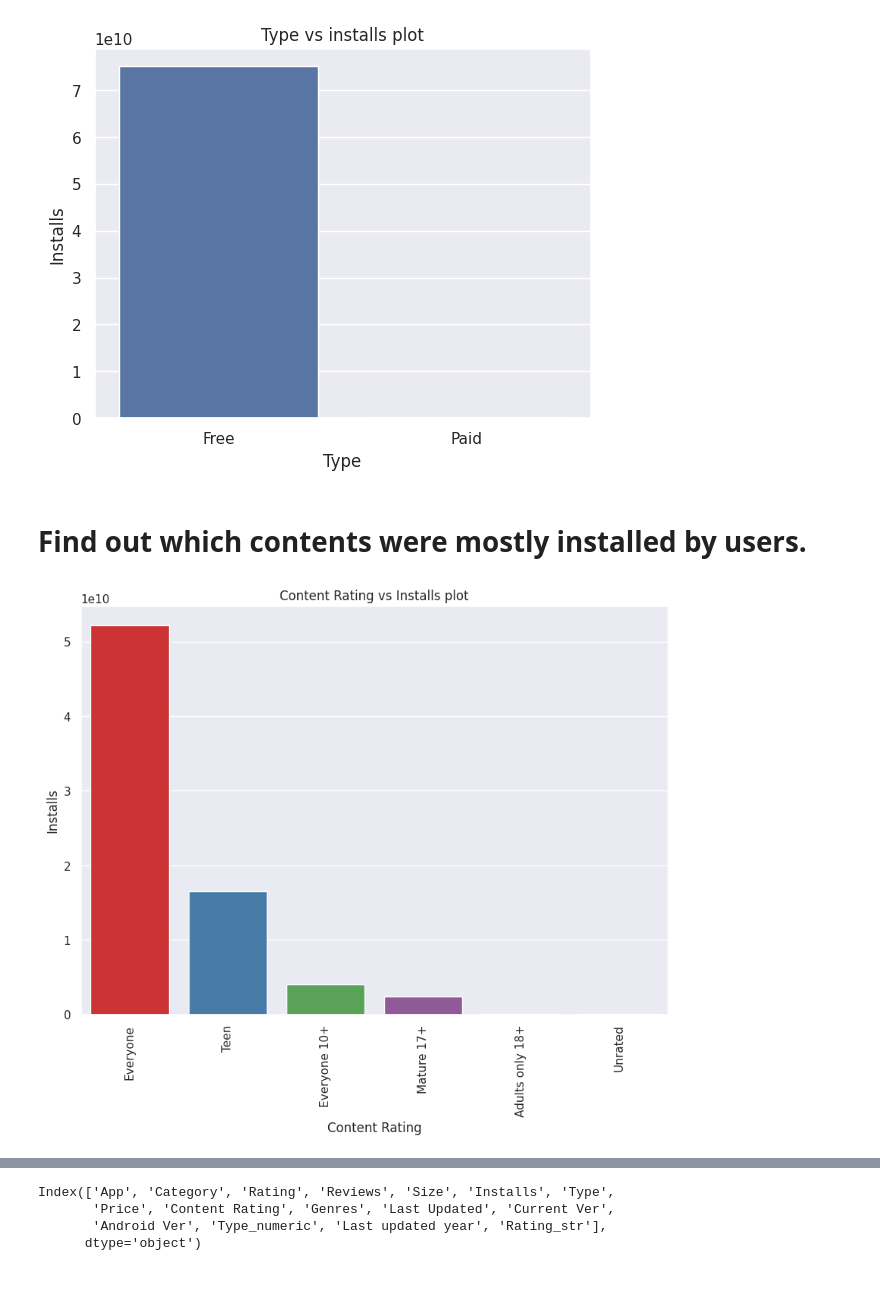
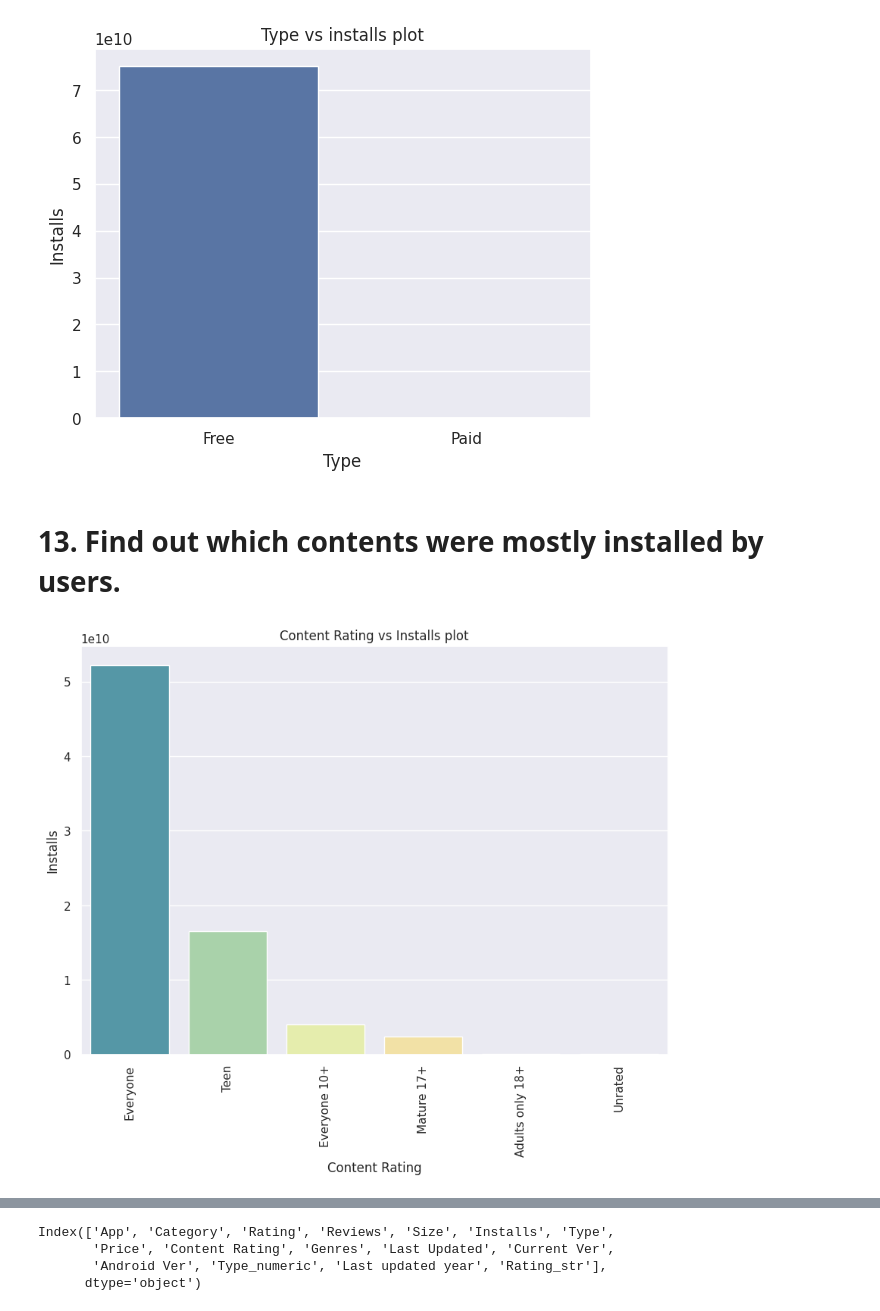
Before and after one commit to GourabR/Playstore_app_review_analysis, a Jupyter notebook: EDA_playstore_app_analysis.ipynb, the cells around one changed output, grey strips where cells are left out. Cells and saved outputs as stored; diff of their text form; code cells hidden in the pictures; blank space fills up the shorter version.

```diff
--- a/EDA_playstore_app_analysis.ipynb
+++ b/EDA_playstore_app_analysis.ipynb
@@ -904,9 +980,0 @@ plt.show()
-# %%
-# Plotting a graph free vs paid app.
-sns.set(style="darkgrid")
-sns.barplot(x = df['Type'].value_counts().index, y = df['Type'].value_counts())
-
-plt.title('Number of free vs paid App')
-plt.ylabel('Number of Apps')
-
-plt.show()
@@ -935,9 +1000 @@ Unrated               1
 Name: Content Rating, dtype: int64
-# %%
-# plotting user demand of each content.
-plt.figure(figsize = (10,7))
-sns.set(style="darkgrid")
-sns.histplot(data = df, x = 'Content Rating')
-plt.title('User demand of each Content')
-plt.xticks(rotation = 90)
-plt.show()
@@ -1051,12 +1110,0 @@ plt.show()
-# %%
-# Creating group of content rating wise average rating and plotting with barplot.
-plt.figure(figsize = (10,7))
-rating_content = df.groupby('Content Rating')['Rating'].mean().reset_index().sort_values(by = 'Rating', ascending = False)
-sns.set(style="darkgrid")
-sns.barplot(x = rating_content['Content Rating'], y = rating_content['Rating'], palette = 'Set3')
-
-plt.title('Average Rating of each content.')
-plt.xlabel('Content Rating')
-plt.ylabel('Rating')
-plt.xticks(rotation = 90)
-plt.show()
@@ -1074,15 +1120,15 @@ plt.show()
 # %% [output]
 [figure]
 # %% [markdown]
-# Find out which contents were mostly installed by users.
+# 13. Find out which contents were mostly installed by users.
 # %%
 # Creating groups content rating wise sum of Installs and plotting with the help of barplot.
 plt.figure(figsize = (10,7))
 Installs_content_rating = df.groupby('Content Rating')['Installs'].sum().reset_index().sort_values(by = 'Installs', ascending = False)
 sns.set(style="darkgrid")
-sns.barplot(x = Installs_content_rating['Content Rating'], y = Installs_content_rating['Installs'], palette = 'Set1')
+sns.barplot(x = Installs_content_rating['Content Rating'], y = Installs_content_rating['Installs'], palette = 'Spectral_r')
 plt.xticks(rotation = 90)
 plt.title('Content Rating vs Installs plot')
 plt.show()
 # %% [output]
-[figure, old version]
+[figure, new version]
```
Also changed, not shown: parts of 76 cells of this notebook.
